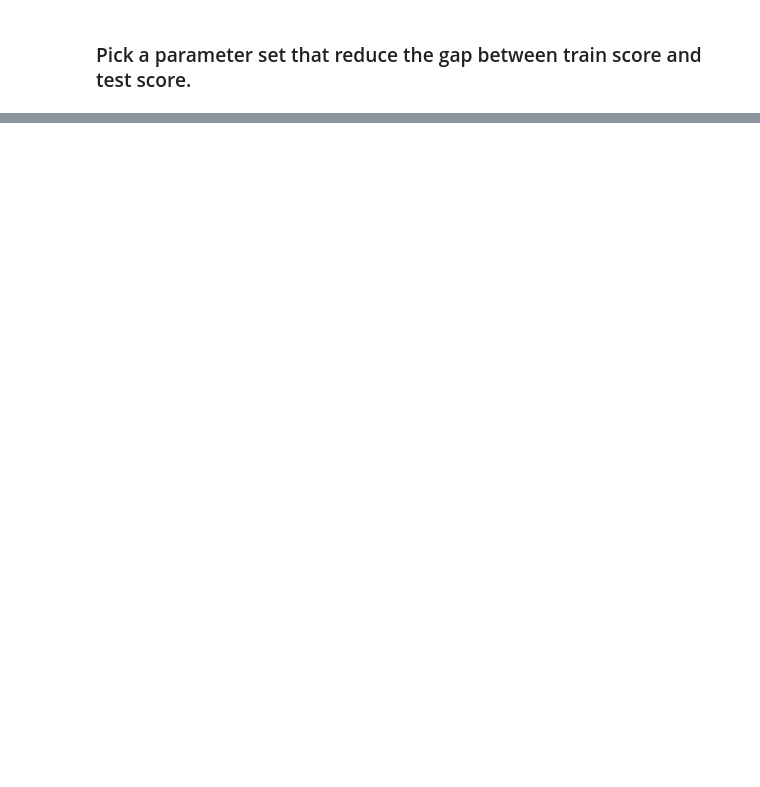
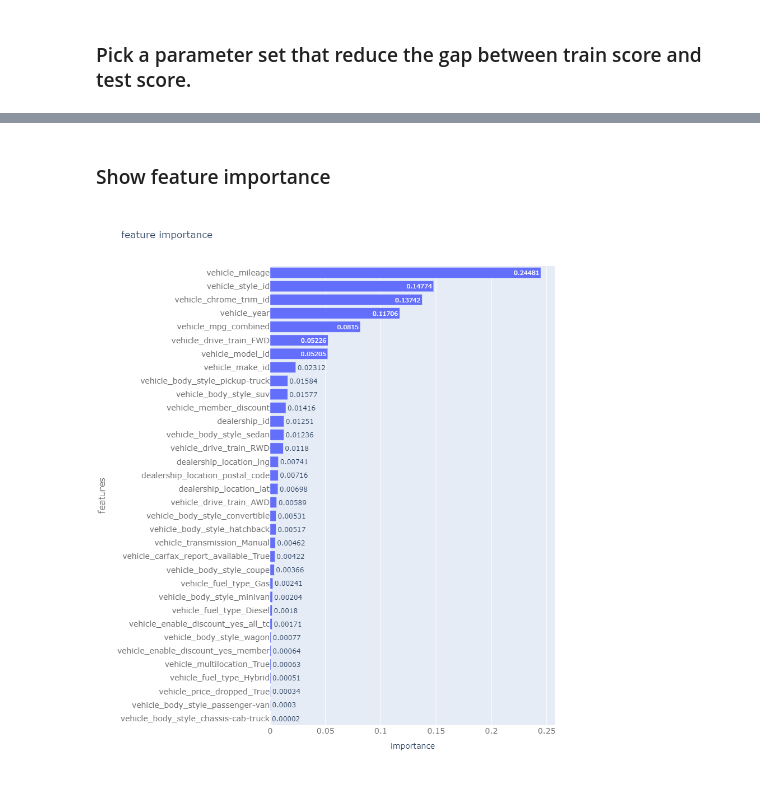
Before and after one commit to XinXia2019/TrueCar, a Jupyter notebook: modeling/RF_tuning.ipynb, the cells around one changed output, grey strips where cells are left out. Drawn from its saved outputs; the diff is of its cells as text; code cells hidden in the pictures; blank space fills up the shorter version.

```diff
--- a/modeling/RF_tuning.ipynb
+++ b/modeling/RF_tuning.ipynb
@@ -113,0 +181,2 @@ RMSE: 1624.07
+# %% [markdown]
+### Show feature importance
@@ -113,0 +191,5 @@ RMSE: 1624.07
+# %%
+from IPython.display import Image
+Image(filename = 'feature_importance.png')
+# %% [output]
+[figure, added]
```
Also changed, not shown: parts of 19 cells of this notebook.
